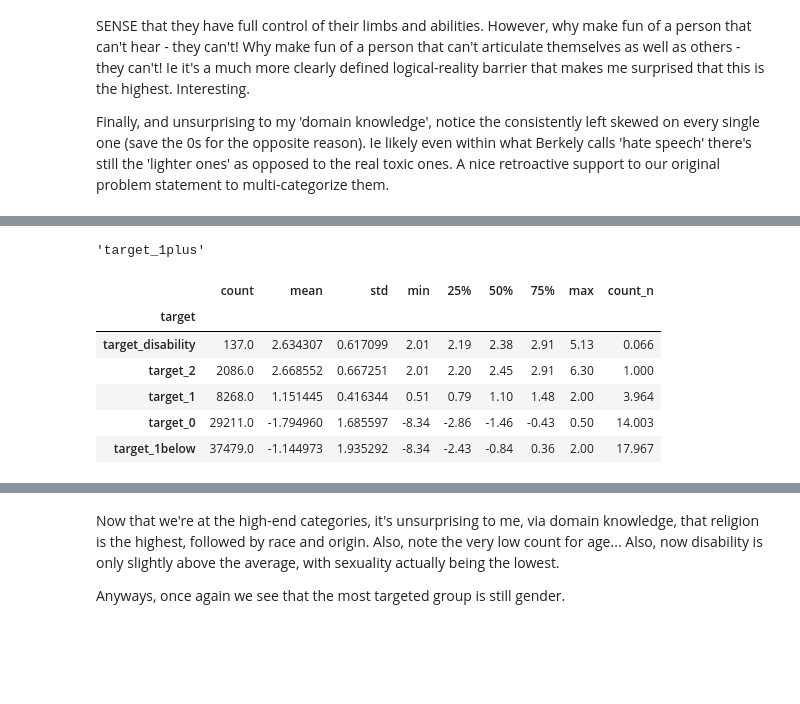
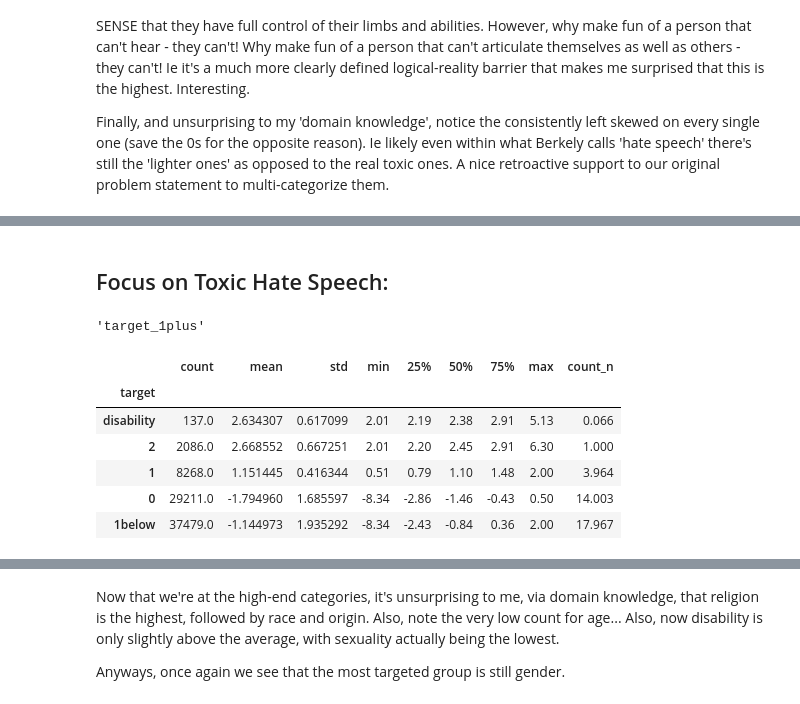
Before and after one commit to bwolff26/capstone_malevonce_prevention, a Jupyter notebook: code/eda_i.ipynb, the cells around one changed output, grey strips where cells are left out. Drawn from its saved outputs; the diff is of its cells as text; code cells hidden in the pictures; blank space fills up the shorter version.

```diff
--- a/code/eda_i.ipynb
+++ b/code/eda_i.ipynb
@@ -144,3 +151,5 @@ try_df[try_df.index.str.contains('religion')] #Oh wow, in this sample Jews actua
+# %% [markdown]
+## Focus on Toxic Hate Speech:
 # %%
 #Prepping for the 2 focus. Arguably could have done this differently, but eh...
 targets.pop()
@@ -166,16 +172,16 @@ try_df2.append(df.loc[(df['hate_rank']==0),'hate_speech_score'].describe())
 try_df2.append(df.loc[(df['hate_rank']!=2),'hate_speech_score'].describe())
 # %%
 try_df2 = pd.DataFrame(try_df2)
-try_df2['target'] = targets
+try_df2['target'] = [i[7:] for i in targets]
 try_df2.set_index('target', inplace=True)
 try_df2['count_n'] = round(try_df2['count']/2086, 3)
 try_df2.tail()
 # %% [output]
 |  | count | mean | std | min | 25% | 50% | 75% | max | count_n |
 | target |  |  |  |  |  |  |  |  |  |
-| target_disability | 137.0 | 2.634307 | 0.617099 | 2.01 | 2.19 | 2.38 | 2.91 | 5.13 | 0.066 |
-| target_2 | 2086.0 | 2.668552 | 0.667251 | 2.01 | 2.20 | 2.45 | 2.91 | 6.30 | 1.000 |
-| target_1 | 8268.0 | 1.151445 | 0.416344 | 0.51 | 0.79 | 1.10 | 1.48 | 2.00 | 3.964 |
-| target_0 | 29211.0 | -1.794960 | 1.685597 | -8.34 | -2.86 | -1.46 | -0.43 | 0.50 | 14.003 |
-| target_1below | 37479.0 | -1.144973 | 1.935292 | -8.34 | -2.43 | -0.84 | 0.36 | 2.00 | 17.967 |
+| disability | 137.0 | 2.634307 | 0.617099 | 2.01 | 2.19 | 2.38 | 2.91 | 5.13 | 0.066 |
+| 2 | 2086.0 | 2.668552 | 0.667251 | 2.01 | 2.20 | 2.45 | 2.91 | 6.30 | 1.000 |
+| 1 | 8268.0 | 1.151445 | 0.416344 | 0.51 | 0.79 | 1.10 | 1.48 | 2.00 | 3.964 |
+| 0 | 29211.0 | -1.794960 | 1.685597 | -8.34 | -2.86 | -1.46 | -0.43 | 0.50 | 14.003 |
+| 1below | 37479.0 | -1.144973 | 1.935292 | -8.34 | -2.43 | -0.84 | 0.36 | 2.00 | 17.967 |
 # %%
```
Also changed, not shown: parts of 24 cells of this notebook, 13 other files.
